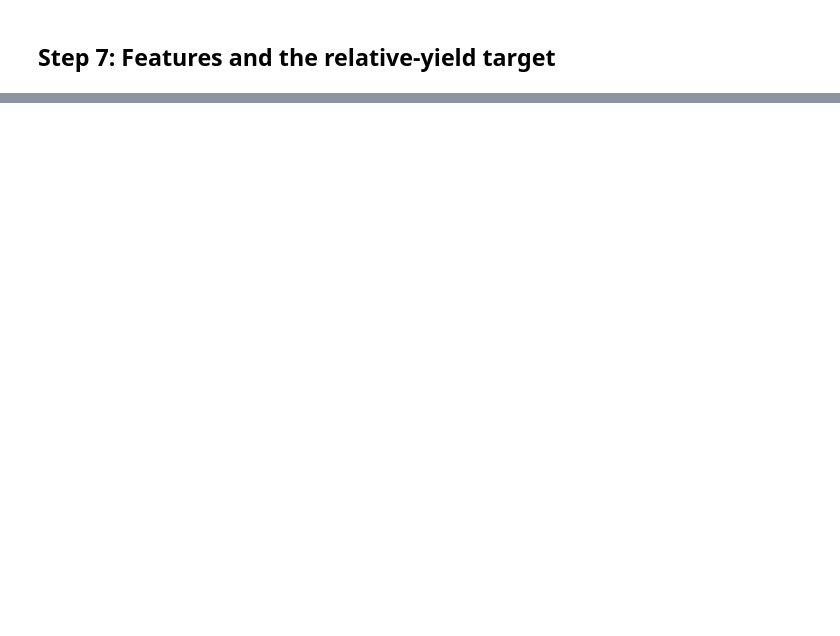
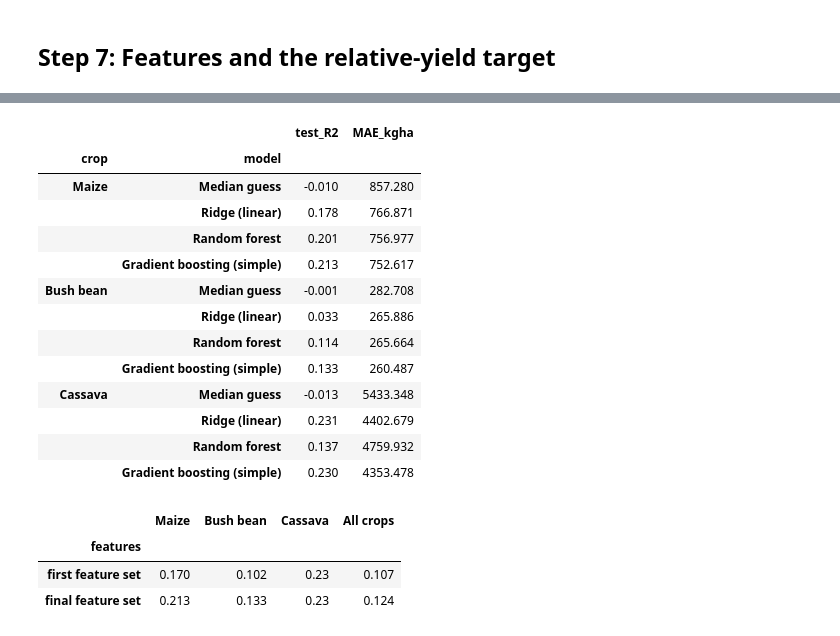
Before and after one commit to tmachingur-code/predicting-crop-yield-rwanda, a Jupyter notebook: notebooks/Predicting_Crop_Yield_Rwanda.ipynb, the cells around one changed output, grey strips where cells are left out. Drawn from its saved outputs; the diff is of its cells as text; code cells hidden in the pictures; blank space fills up the shorter version.

```diff
--- a/notebooks/Predicting_Crop_Yield_Rwanda.ipynb
+++ b/notebooks/Predicting_Crop_Yield_Rwanda.ipynb
@@ -431,0 +343,73 @@ pd.DataFrame(rows).round(3).set_index("features")
+# %%
+FEATS_NOCROP = [f for f in FEATURES if f != "cropcategory"]
+
+def build(name, feats):
+    cat = [f for f in feats if f in CATEGORICAL]
+    num = [f for f in feats if f not in CATEGORICAL]
+    if name == "Ridge (linear)":
+        pre = ColumnTransformer([
+            ("cat", make_pipeline(SimpleImputer(strategy="most_frequent"), OneHotEncoder(handle_unknown="ignore")), cat),
+            ("num", make_pipeline(SimpleImputer(strategy="median"), StandardScaler()), num)])
+        return make_pipeline(pre, Ridge(alpha=10))
+    if name == "Random forest":
+        return make_pipeline(SimpleImputer(strategy="median"),
+                             RandomForestRegressor(n_estimators=200, min_samples_leaf=30, max_features=0.5,
+                                                   n_jobs=-1, random_state=RANDOM_STATE))
+    return make_model(feats, "simple")
+
+def compare_models(d, feats, names):
+    d = d.reset_index(drop=True)
+    oof = {n: np.full(len(d), np.nan) for n in names}
+    base, rel = np.full(len(d), np.nan), np.full(len(d), np.nan)
+    for tr, te in GroupKFold(5).split(d, groups=d["segment_id"]):
+        dtr, dte = d.iloc[tr], d.iloc[te]
+        y_tr, y_te, _, b_te = make_target(dtr, dte)
+        ok = y_tr.notna()
+        base[te], rel[te] = b_te.values, y_te.values
+        for n in names:
+            oof[n][te] = build(n, feats).fit(dtr.loc[ok, feats], y_tr[ok]).predict(dte[feats])
+    ok = ~np.isnan(rel)
+    rows = [dict(model="Median guess", test_R2=r2_score(rel[ok], np.zeros(ok.sum())),
+                 MAE_kgha=mean_absolute_error(d["yield"][ok], np.exp(base[ok])))]
+    for n in names:
+        rows.append(dict(model=n, test_R2=r2_score(rel[ok], oof[n][ok]),
+                         MAE_kgha=mean_absolute_error(d["yield"][ok], np.exp(base[ok] + oof[n][ok]))))
+    return pd.DataFrame(rows)
+
+names = ["Ridge (linear)", "Random forest", "Gradient boosting (simple)"]
+tables = []
+for code_, crop_name in [(1, "Maize"), (10, "Bush bean"), (9, "Cassava")]:
+    t = compare_models(data[data["cropcategory"] == code_], FEATS_NOCROP, names)
+    t.insert(0, "crop", crop_name); tables.append(t)
+pd.concat(tables).round(3).set_index(["crop", "model"])
+# %% [output]
+|  |  | test_R2 | MAE_kgha |
+| crop | model |  |  |
+| Maize | Median guess | -0.010 | 857.280 |
+|  | Ridge (linear) | 0.178 | 766.871 |
+|  | Random forest | 0.201 | 756.977 |
+|  | Gradient boosting (simple) | 0.213 | 752.617 |
+| Bush bean | Median guess | -0.001 | 282.708 |
+|  | Ridge (linear) | 0.033 | 265.886 |
+|  | Random forest | 0.114 | 265.664 |
+|  | Gradient boosting (simple) | 0.133 | 260.487 |
+| Cassava | Median guess | -0.013 | 5433.348 |
+|  | Ridge (linear) | 0.231 | 4402.679 |
+|  | Random forest | 0.137 | 4759.932 |
+|  | Gradient boosting (simple) | 0.230 | 4353.478 |
+# %%
+# Did the added features (planting, seed, fertilizer quantity, labour, mechanisation) help? Simple gradient boosting, same folds.
+rows = []
+for label, feats in {"first feature set": BASE, "final feature set": FEATURES}.items():
+    row = {"features": label}
+    for code_, name in [(1, "Maize"), (10, "Bush bean"), (9, "Cassava")]:
+        d = data[data["cropcategory"] == code_]
+        row[name] = run_cv(d, [f for f in feats if f != "cropcategory"], "simple")["test_r2"]
+    row["All crops"] = run_cv(data, feats, "simple")["test_r2"]
+    rows.append(row)
+pd.DataFrame(rows).round(3).set_index("features")
+# %% [output]
+|  | Maize | Bush bean | Cassava | All crops |
+| features |  |  |  |  |
+| first feature set | 0.170 | 0.102 | 0.23 | 0.107 |
+| final feature set | 0.213 | 0.133 | 0.23 | 0.124 |
```
Also changed, not shown: parts of 46 cells of this notebook.
